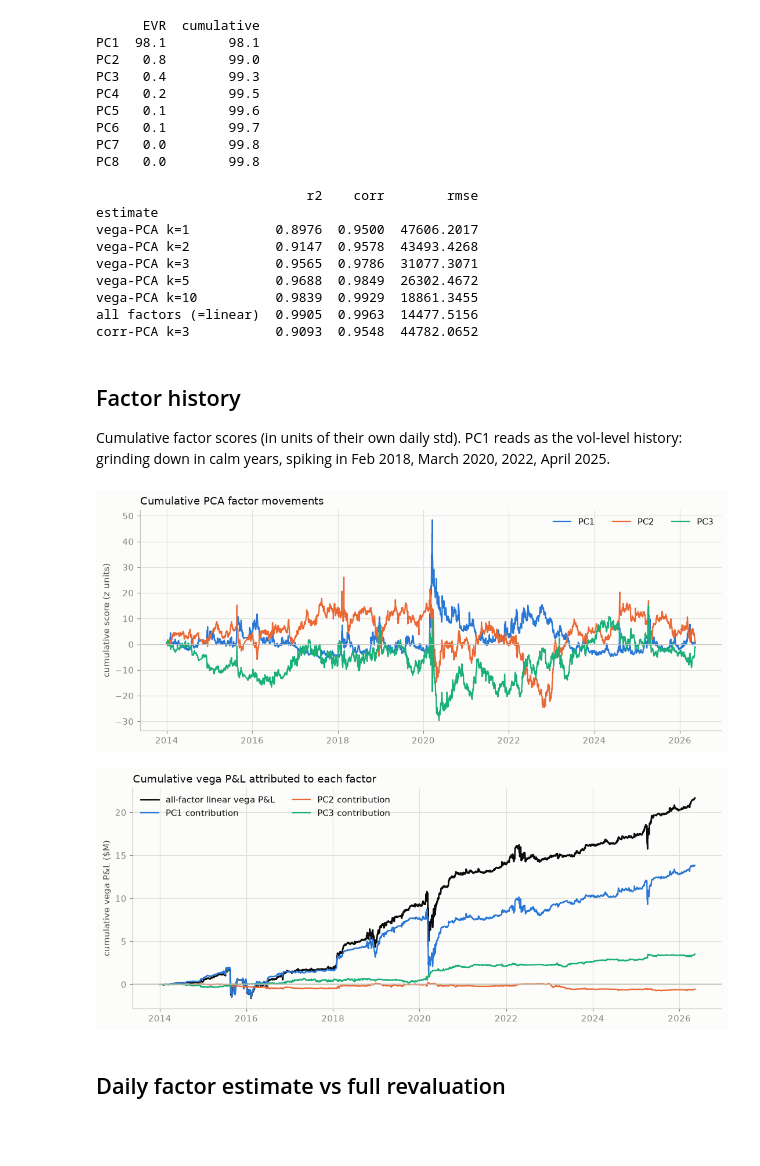
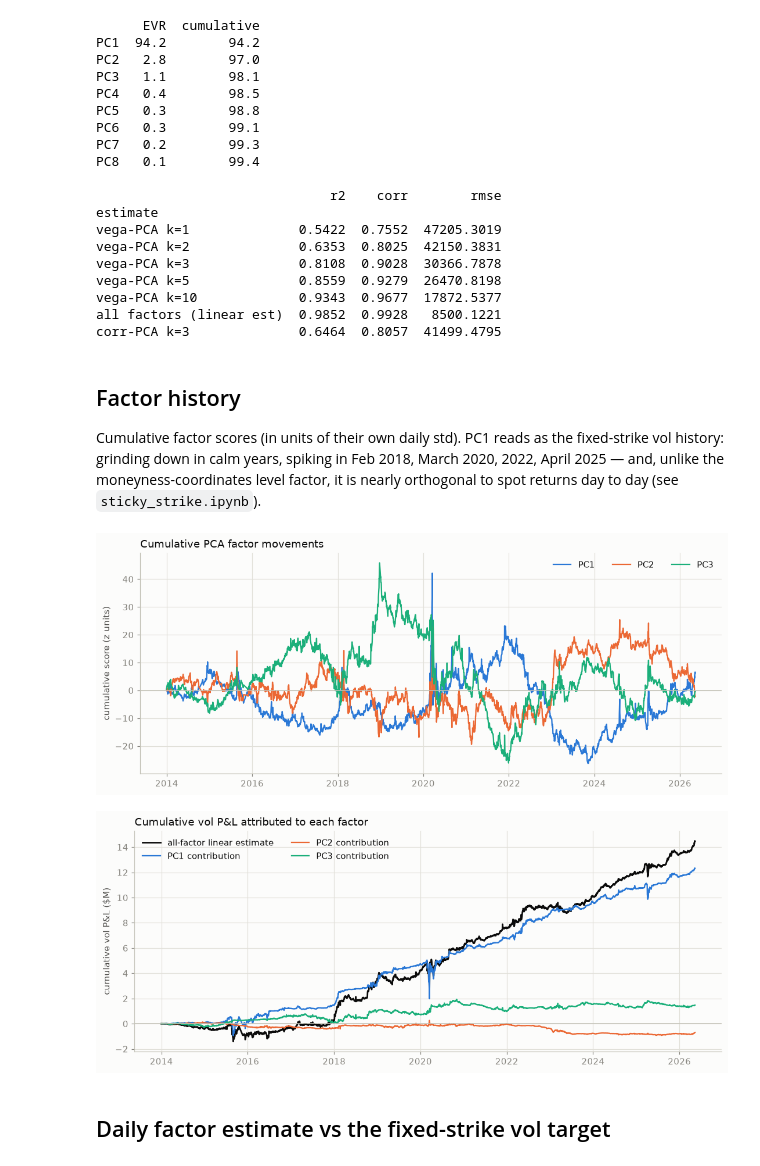
Before and after one commit to yufeng66/vol_pca, a Jupyter notebook: pca_factors.ipynb, the cells around one changed output. Cells and saved outputs as stored; diff of their text form; code cells hidden in the pictures; blank space fills up the shorter version.

```diff
--- a/pca_factors.ipynb
+++ b/pca_factors.ipynb
@@ -22,6 +30,7 @@ import matplotlib.pyplot as plt
 from matplotlib.colors import LinearSegmentedColormap
 
 from vol_pca import load_surfaces, simulate_book, fit_pca, factor_vega_estimates, estimate_metrics
+from vol_pca.factors import sticky_strike_dsigma
 from vol_pca.attribution import independent_attribution
 from vol_pca.surface import TTM_PILLARS, MONEYNESS
 
@@ -41,7 +50,8 @@ TTM_LBL = ["1M", "2M", "3M", "4M", "6M", "8M", "10M", "12M"]
 MON_LBL = [str(int(m)) for m in MONEYNESS]
 
 sd = load_surfaces("SPX_volSurface 2.csv")
-book, bucket_vega, dsigma = simulate_book(sd)
+book, bucket_vega, _ = simulate_book(sd)
+dsigma = sticky_strike_dsigma(sd)              # sticky-strike, bicubic sampling
 attr, _ = independent_attribution(sd)
 normal = (book["gap_days"] <= 7).to_numpy()
 
@@ -56,8 +66,9 @@ for i in range(6):
 
 ks = [1, 2, 3, 5, 10, model.n_components]
 estimates, exposures, scores = factor_vega_estimates(bucket_vega, dsigma, model, ks)
-target = book["pl_vega_full"].to_numpy()
+target = (attr["vol"] - attr["vol_roll"]).to_numpy()   # fixed-strike vol P&L ex roll
 print(f"{len(book)} P&L days; grid {len(TTM_PILLARS)} TTMs x {len(MONEYNESS)} moneyness "
       f"= {dsigma.shape[1]} pillars")
+print(f"target: fixed-strike vol P&L ex roll, daily std ${target[normal].std():,.0f}")
 # %% [output]
 3140 P&L days; grid 8 TTMs x 13 moneyness = 104 pillars
@@ -125,7 +140,7 @@ evr = pd.DataFrame({"EVR": model.evr[:8], "cumulative": model.evr[:8].cumsum()},
                    index=[f"PC{i+1}" for i in range(8)])
 print((evr * 100).round(1).to_string(), "\n")
 
-est_named = {f"vega-PCA k={k}" if k < model.n_components else "all factors (=linear)": v
+est_named = {f"vega-PCA k={k}" if k < model.n_components else "all factors (linear est)": v
              for k, v in estimates.items()}
 corr3, _, _ = factor_vega_estimates(
     bucket_vega, dsigma, fit_pca(dsigma, fit_mask=normal, weights="corr"), [3])
@@ -133,29 +148,31 @@ est_named["corr-PCA k=3"] = corr3[3]
 print(estimate_metrics(target, est_named, mask=normal).round(4).to_string())
 # %% [output]
       EVR  cumulative
-PC1  98.1        98.1
-PC2   0.8        99.0
-PC3   0.4        99.3
-PC4   0.2        99.5
-PC5   0.1        99.6
-PC6   0.1        99.7
-PC7   0.0        99.8
-PC8   0.0        99.8
+PC1  94.2        94.2
+PC2   2.8        97.0
+PC3   1.1        98.1
+PC4   0.4        98.5
+PC5   0.3        98.8
+PC6   0.3        99.1
+PC7   0.2        99.3
+PC8   0.1        99.4
 
-                           r2    corr        rmse
+                              r2    corr        rmse
 estimate
-vega-PCA k=1           0.8976  0.9500  47606.2017
-vega-PCA k=2           0.9147  0.9578  43493.4268
-vega-PCA k=3           0.9565  0.9786  31077.3071
-vega-PCA k=5           0.9688  0.9849  26302.4672
-vega-PCA k=10          0.9839  0.9929  18861.3455
-all factors (=linear)  0.9905  0.9963  14477.5156
-corr-PCA k=3           0.9093  0.9548  44782.0652
+vega-PCA k=1              0.5422  0.7552  47205.3019
+vega-PCA k=2              0.6353  0.8025  42150.3831
+vega-PCA k=3              0.8108  0.9028  30366.7878
+vega-PCA k=5              0.8559  0.9279  26470.8198
+vega-PCA k=10             0.9343  0.9677  17872.5377
+all factors (linear est)  0.9852  0.9928   8500.1221
+corr-PCA k=3              0.6464  0.8057  41499.4795
 # %% [markdown]
 ## Factor history
 
-Cumulative factor scores (in units of their own daily std). PC1 reads as the vol-level
-history: grinding down in calm years, spiking in Feb 2018, March 2020, 2022, April 2025.
+Cumulative factor scores (in units of their own daily std). PC1 reads as the fixed-strike
+vol history: grinding down in calm years, spiking in Feb 2018, March 2020, 2022, April
+2025 — and, unlike the moneyness-coordinates level factor, it is nearly orthogonal to
+spot returns day to day (see `sticky_strike.ipynb`).
 # %%
 fig, ax = plt.subplots()
 for i in range(3):
@@ -167,23 +184,23 @@ ax.set_title("Cumulative PCA factor movements", loc="left")
 ax.legend(loc="upper right", ncols=3)
 plt.tight_layout(); plt.show()
 # %% [output]
-[figure, old version]
+[figure, new version]
 # %%
 fig, ax = plt.subplots()
 lin_total = (bucket_vega * dsigma).sum(axis=1)
-ax.plot(book.index, lin_total.cumsum() / 1e6, color=INK, lw=1.8, label="all-factor linear vega P&L")
+ax.plot(book.index, lin_total.cumsum() / 1e6, color=INK, lw=1.8, label="all-factor linear estimate")
 for i in range(3):
     contrib = exposures[:, i] * scores[:, i]
     ax.plot(book.index, contrib.cumsum() / 1e6, color=PC_C[i], lw=1.5, label=f"PC{i+1} contribution")
 ax.axhline(0, color="#c3c2b7", lw=1)
-ax.set_ylabel("cumulative vega P&L ($M)")
-ax.set_title("Cumulative vega P&L attributed to each factor", loc="left")
+ax.set_ylabel("cumulative vol P&L ($M)")
+ax.set_title("Cumulative vol P&L attributed to each factor", loc="left")
 ax.legend(loc="upper left", ncols=2)
 plt.tight_layout(); plt.show()
 # %% [output]
-[figure, old version]
+[figure, new version]
 # %% [markdown]
-## Daily factor estimate vs full revaluation
+## Daily factor estimate vs the fixed-strike vol target
 # %%
 est3 = estimates[3]
 fig, axes = plt.subplots(1, 2, figsize=(10, 4.2))
```
Also changed, not shown: parts of 11 cells of this notebook, 10 other files.
